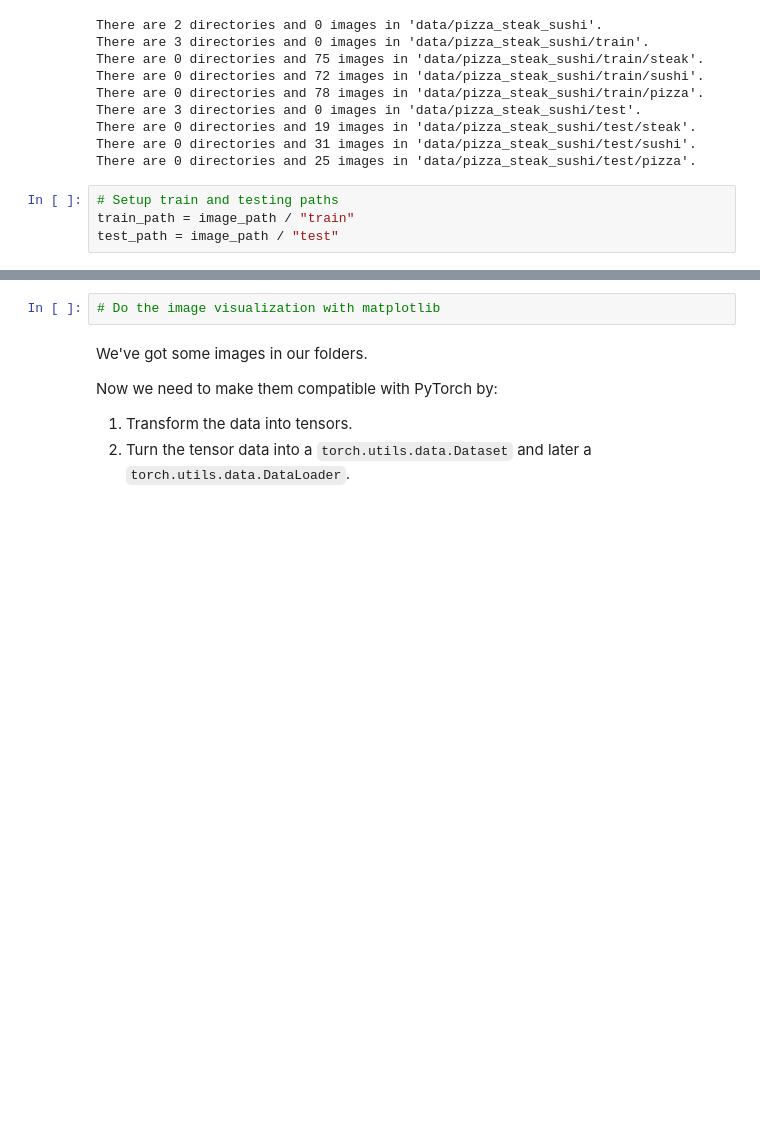
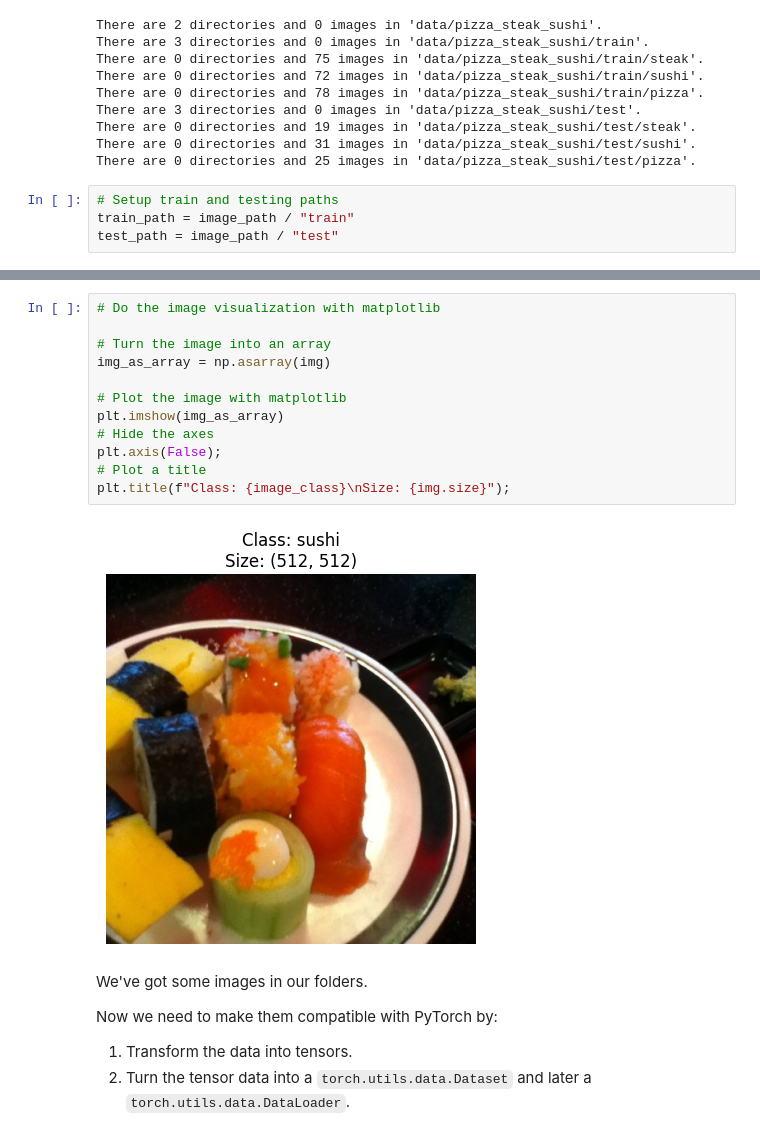
Before and after one commit to lnsayer/udemy_ml_course, a Jupyter notebook: my_04_pytorch_custom_datasets_exercises.ipynb, the cells around one changed output, grey strips where cells are left out. Drawn from its saved outputs; the diff is of its cells as text; blank space fills up the shorter version.

```diff
--- a/my_04_pytorch_custom_datasets_exercises.ipynb
+++ b/my_04_pytorch_custom_datasets_exercises.ipynb
@@ -150,8 +153,20 @@ img
 Image class is sushi
 Image size is (512, 512)
 [figure]
-# %%
-# Do the image visualization with matplotlib
+# %%
+# Do the image visualization with matplotlib
+
+# Turn the image into an array
+img_as_array = np.asarray(img)
+
+# Plot the image with matplotlib
+plt.imshow(img_as_array)
+# Hide the axes
+plt.axis(False);
+# Plot a title
+plt.title(f"Class: {image_class}\nSize: {img.size}");
+# %% [output]
+[figure, added]
 # %% [markdown]
 We've got some images in our folders.
 
```
Also changed, not shown: parts of 10 cells of this notebook.
